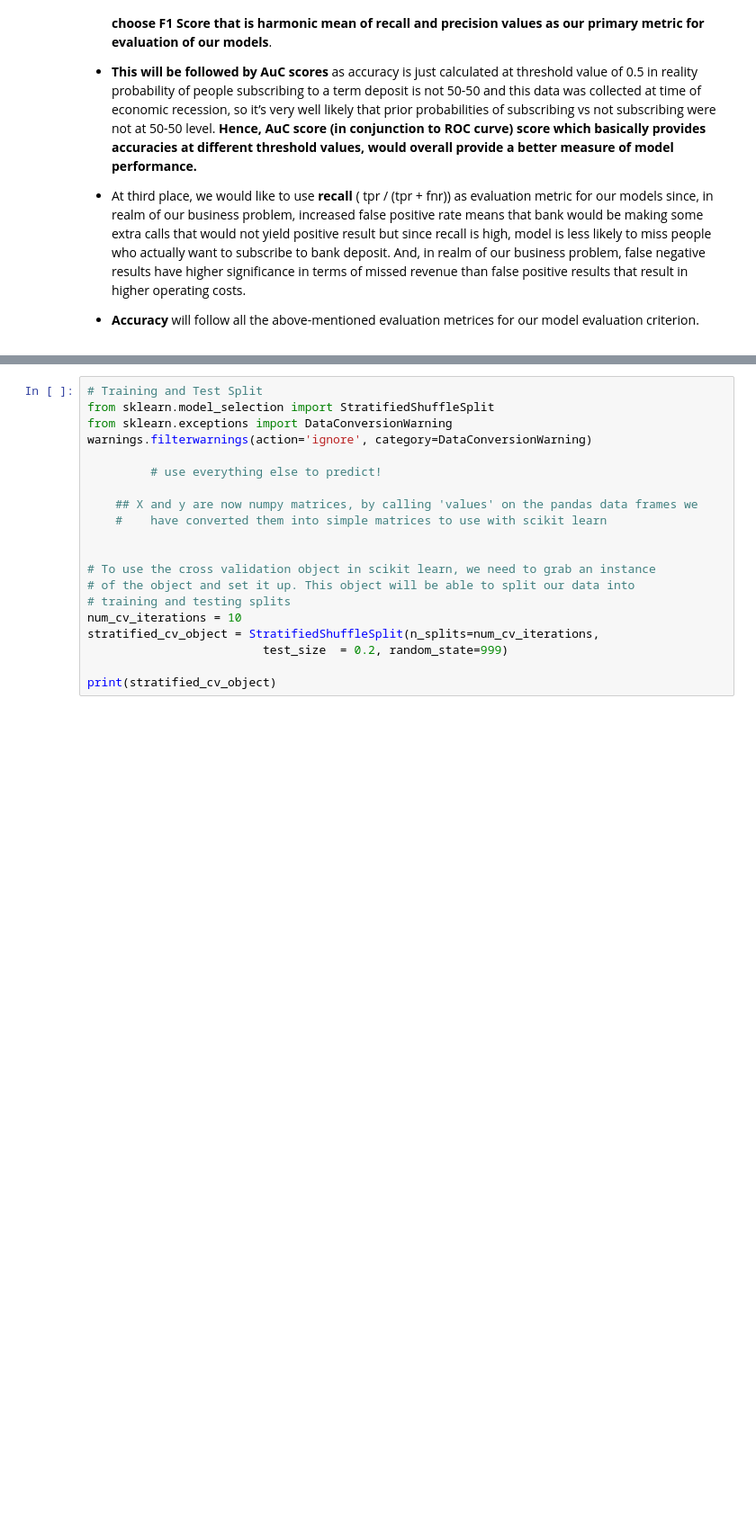
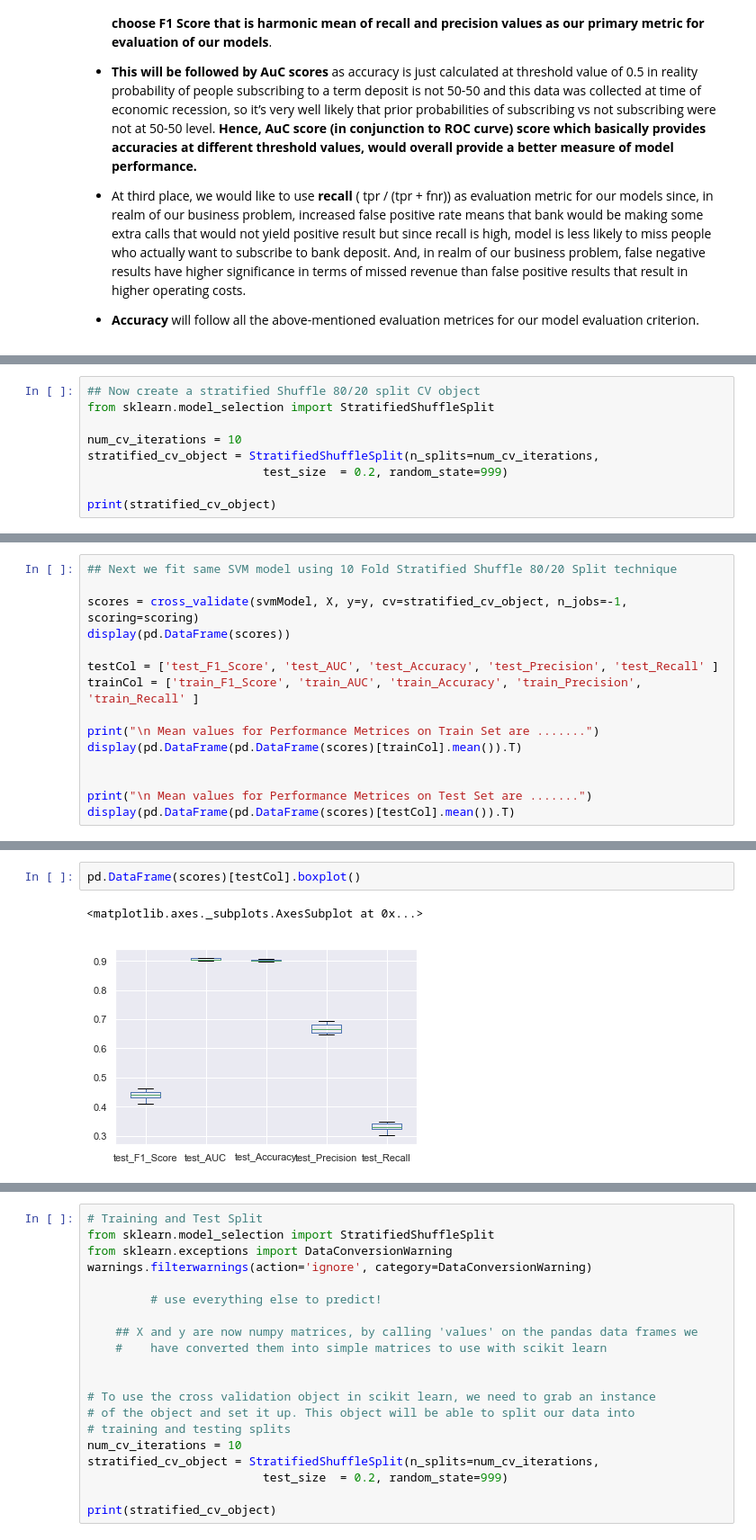
Before and after one commit to nhendersonkuns/awesomedataminers, a Jupyter notebook: Lab2_R_Chandna_Notebook.ipynb, the cells around one changed output, grey strips where cells are left out. Shown at 90% size. Saved outputs shown, nothing was run; the diff lists cells and outputs as text; blank space fills up the shorter version.

```diff
--- a/Lab2_R_Chandna_Notebook.ipynb
+++ b/Lab2_R_Chandna_Notebook.ipynb
@@ -364,0 +486,9 @@ ________________________________________________________________________________
+# %%
+## Now create a stratified Shuffle 80/20 split CV object
+from sklearn.model_selection import StratifiedShuffleSplit
+
+num_cv_iterations = 10
+stratified_cv_object = StratifiedShuffleSplit(n_splits=num_cv_iterations,
+                         test_size  = 0.2, random_state=999)
+
+print(stratified_cv_object)
@@ -364,0 +498,15 @@ ________________________________________________________________________________
+# %%
+## Next we fit same SVM model using 10 Fold Stratified Shuffle 80/20 Split technique
+
+scores = cross_validate(svmModel, X, y=y, cv=stratified_cv_object, n_jobs=-1, scoring=scoring)
+display(pd.DataFrame(scores))
+
+testCol = ['test_F1_Score', 'test_AUC', 'test_Accuracy', 'test_Precision', 'test_Recall' ]
+trainCol = ['train_F1_Score', 'train_AUC', 'train_Accuracy', 'train_Precision', 'train_Recall' ]
+
+print("\n Mean values for Performance Metrices on Train Set are .......")
+display(pd.DataFrame(pd.DataFrame(scores)[trainCol].mean()).T)
+
+
+print("\n Mean values for Performance Metrices on Test Set are .......")
+display(pd.DataFrame(pd.DataFrame(scores)[testCol].mean()).T)
@@ -364,0 +531,5 @@ ________________________________________________________________________________
+# %%
+pd.DataFrame(scores)[testCol].boxplot()
+# %% [output]
+<matplotlib.axes._subplots.AxesSubplot at 0x...>
+[figure, added]
```
Also changed, not shown: parts of 17 cells of this notebook.
